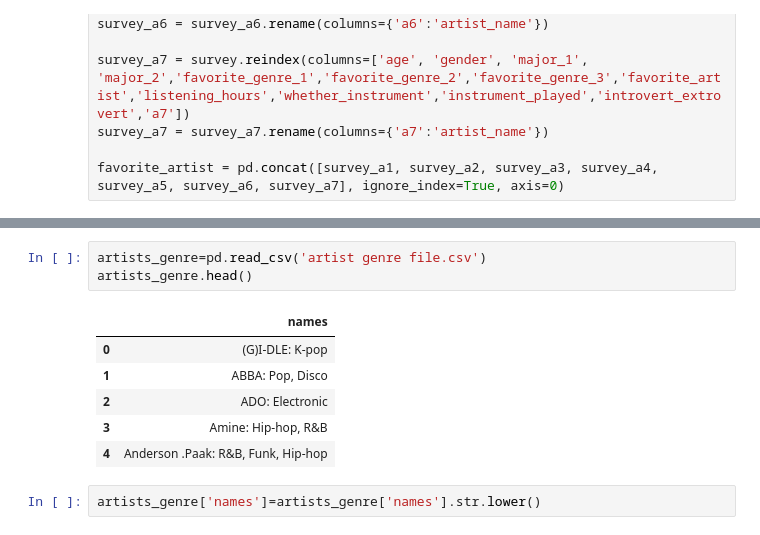
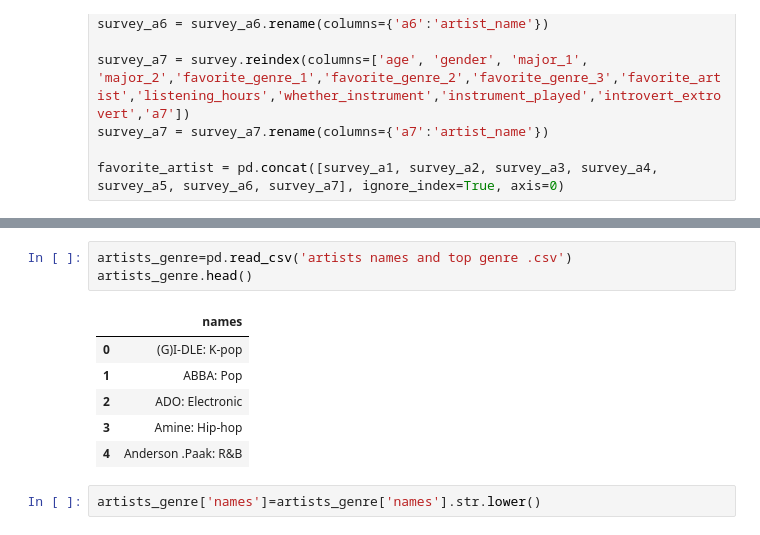
Before and after one commit to ninaahong/COGS108, a Jupyter notebook: EDACheckpoint_Group041_WI24.ipynb, the cells around one changed output, grey strips where cells are left out. Cells and saved outputs as stored; diff of their text form.

```diff
--- a/EDACheckpoint_Group041_WI24.ipynb
+++ b/EDACheckpoint_Group041_WI24.ipynb
@@ -478,14 +495,14 @@ print(artist_names.to_string())
 134                     zeph
 135                     zico
 # %%
-artists_genre=pd.read_csv('artist genre file.csv')
+artists_genre=pd.read_csv('artists names and top genre .csv')
 artists_genre.head()
 # %% [output]
 |  | names |
 | 0 | (G)I-DLE: K-pop |
-| 1 | ABBA: Pop, Disco |
+| 1 | ABBA: Pop |
 | 2 | ADO: Electronic |
-| 3 | Amine: Hip-hop, R&B |
-| 4 | Anderson .Paak: R&B, Funk, Hip-hop |
+| 3 | Amine: Hip-hop |
+| 4 | Anderson .Paak: R&B |
 # %%
 artists_genre['names']=artists_genre['names'].str.lower()
```
Also changed, not shown: parts of 8 cells of this notebook.
